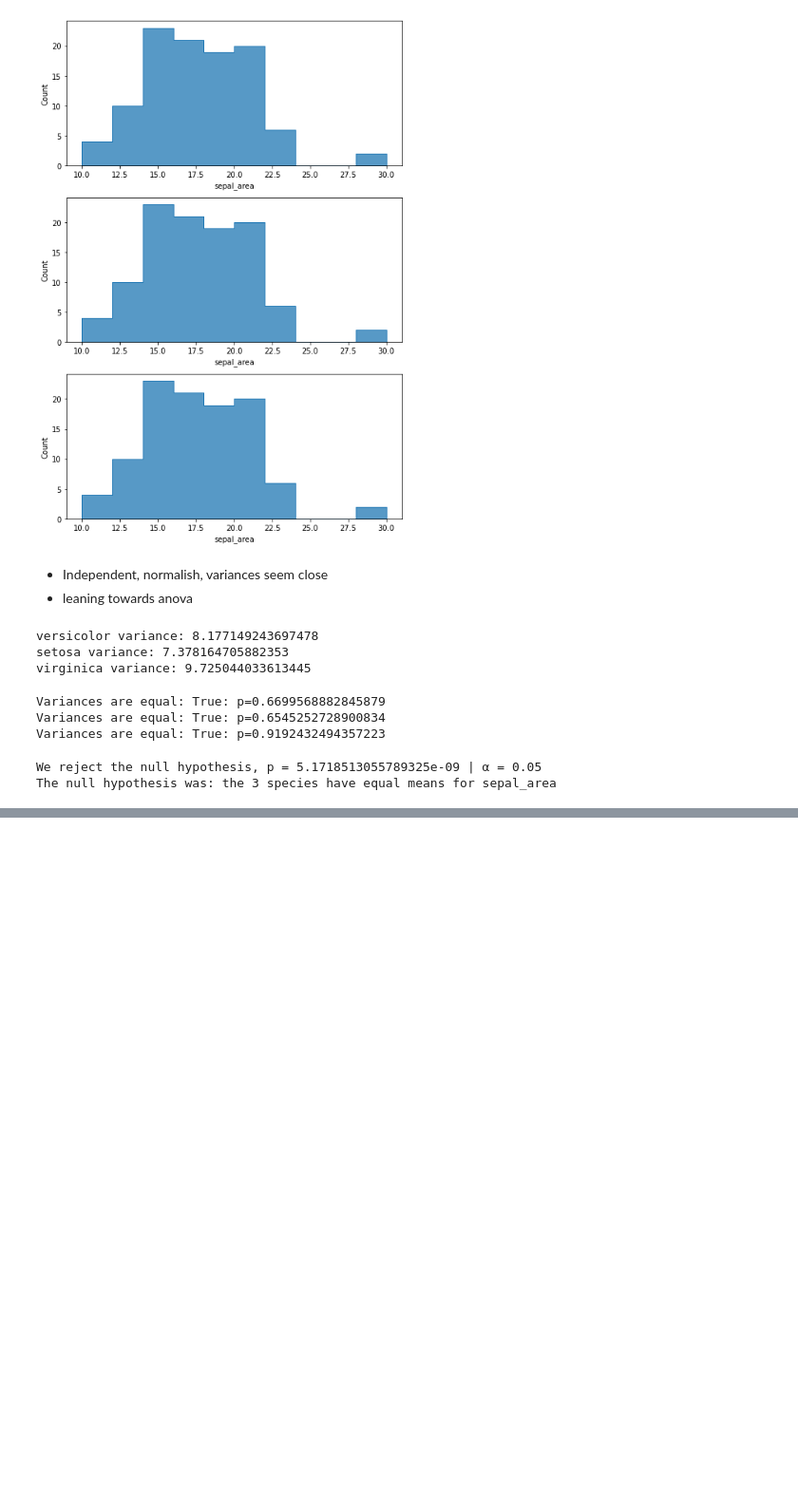
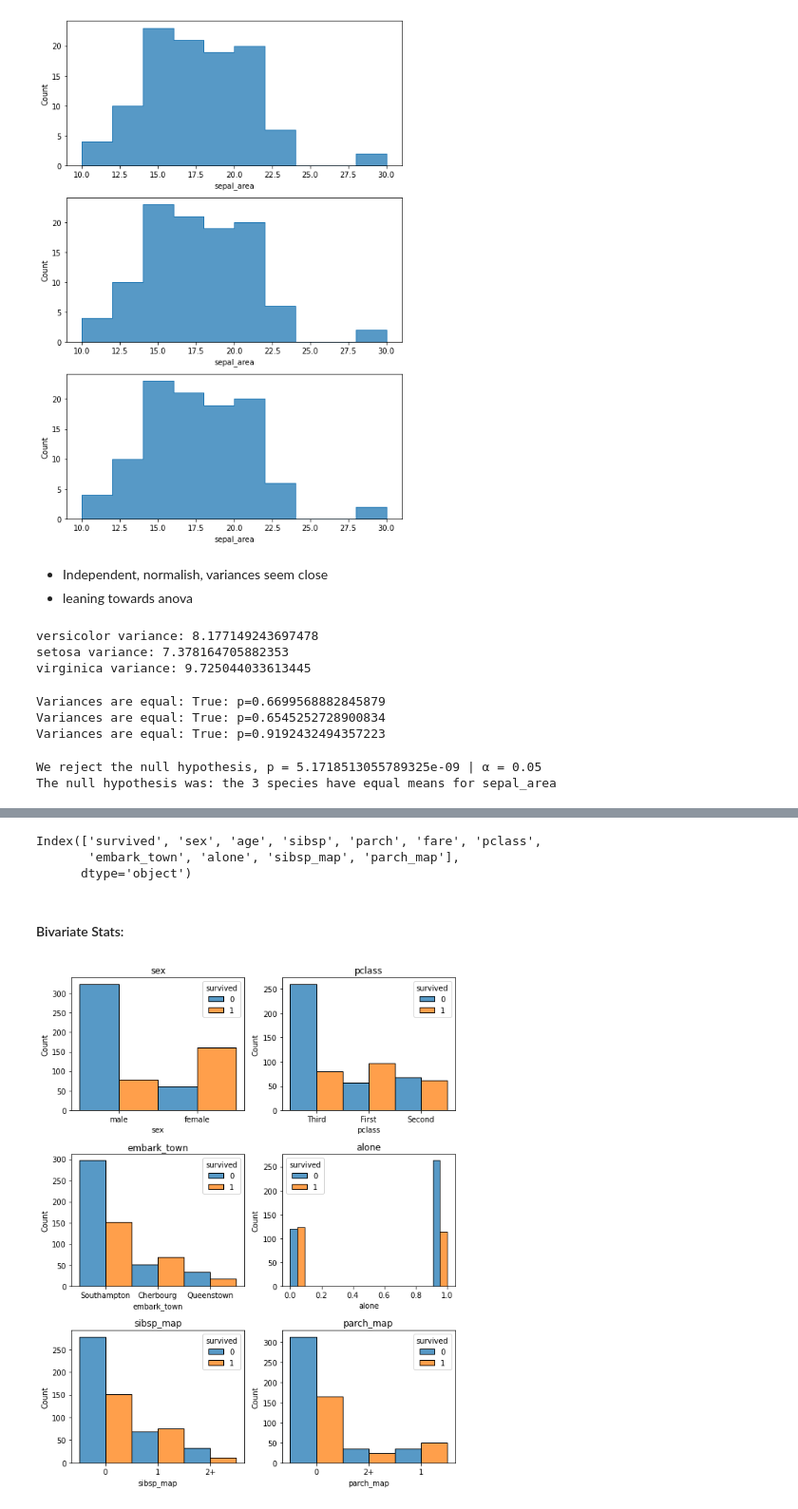
Before and after one commit to Cayt-Schlichting/classification-exercises, a Jupyter notebook: classification_exercises.ipynb, the cells around one changed output, grey strips where cells are left out. Shown: that part at 95% size. Saved outputs shown, nothing was run; the diff lists cells and outputs as text; code cells hidden in the pictures; blank space fills up the shorter version.

```diff
--- a/classification_exercises.ipynb
+++ b/classification_exercises.ipynb
@@ -1300,0 +1380,25 @@ The null hypothesis was: the 3 species have equal means for sepal_area
+# %%
+#Bin the sibsp and parch columns into 0, 1, 2+
+tr_eda['sibsp_map'] = tr_eda.sibsp.astype(str).map({'0':'0','1':'1','2':'2+','3':'2+','4':'2+','5':'2+','6':'2+','7':'2+'})
+tr_eda['parch_map'] = tr_eda.parch.astype(str).map({'0':'0','1':'1','2':'2+','3':'2+','4':'2+','5':'2+','6':'2+','7':'2+'})
+# %%
+tr_eda.columns
+# %% [output]
+Index(['survived', 'sex', 'age', 'sibsp', 'parch', 'fare', 'pclass',
+       'embark_town', 'alone', 'sibsp_map', 'parch_map'],
+      dtype='object')
+# %% [markdown]
+#### Bivariate Stats:
+# %%
+# Look at frequency/histogram of variables
+plt.figure(figsize=(8,10))
+ct = 0
+for i in ['sex', 'pclass','embark_town', 'alone', 'sibsp_map', 'parch_map']:
+    ct += 1
+    plt.subplot(3,2,ct)
+    sns.histplot(x=tr_eda[i],hue=tr_eda.survived,multiple='dodge')
+    plt.title(i)
+
+plt.tight_layout()
+# %% [output]
+[figure, added]
```
Also changed, not shown: parts of 16 cells of this notebook, 1 other file.
